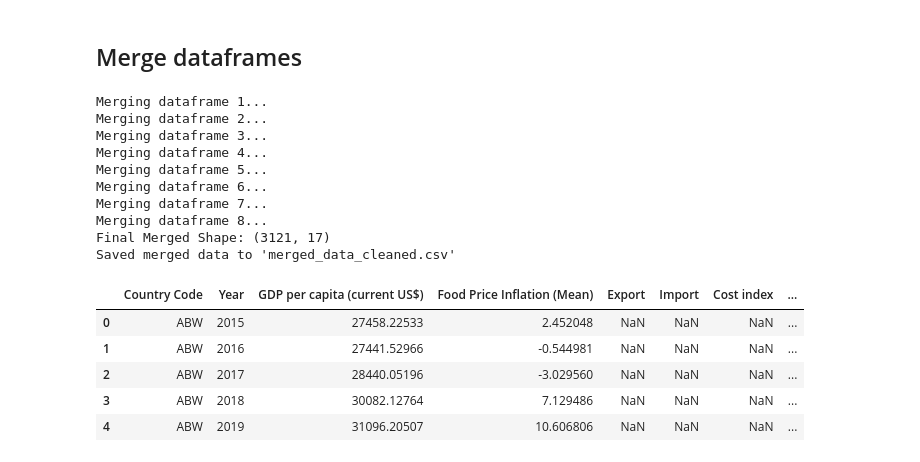
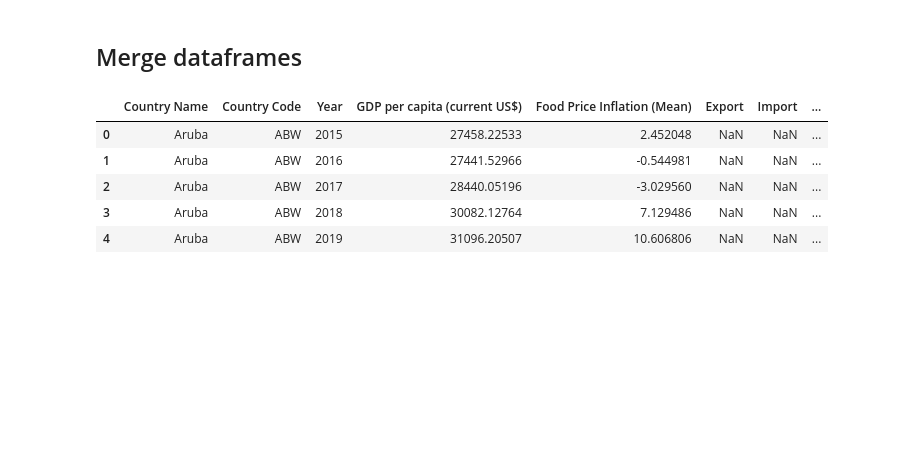
Before and after one commit to YoannAsl/ml-learning-project-1, a Jupyter notebook: cleaning.ipynb, the cells around one changed output. Cells and saved outputs as stored; diff of their text form; code cells hidden in the pictures; blank space fills up the shorter version.

Commit message:
add country name column to merged dataframe

```diff
--- a/cleaning.ipynb
+++ b/cleaning.ipynb
@@ -512,15 +512,13 @@ urban_pop_df
 # %% [markdown]
 ## Merge dataframes
 # %%
-# List of DataFrames to merge.
-# All must have 'Country Code' and 'Year'.
 dfs_to_merge = [
     gdp_df[['Country Code', 'Year', 'GDP per capita (current US$)']],
     food_inflation_df,
     import_export_df,
     cost_of_living_df[['Country Code', 'Year', 'Cost index', 'Purchasing power index']],
     lpi_df[['Country Code', 'Year', 'LPI Score']],
-    politics_df, # Already has indicators as columns
+    politics_df,
     land_df[['Country Code', 'Year', 'Share of Organic Agricultural land (%)']],
     unemployment_df[['Country Code', 'Year', 'Unemployment (% of total labor force)']],
     urban_pop_df[['Country Code', 'Year', 'Urban population (% of total population)']],
@@ -530,53 +528,44 @@ dfs_to_merge = [
 final_df = dfs_to_merge[0].copy()
 
 for i, df_next in enumerate(dfs_to_merge[1:], 1):
-    print(f"Merging dataframe {i}...")
     # Work on an explicit copy to avoid SettingWithCopyWarning
     df_next = df_next.copy()
 
     # Ensure Join Keys are uniform types (use .loc to avoid chained-assignment)
     if 'Year' in final_df.columns:
         final_df.loc[:, 'Year'] = final_df['Year'].astype(int)
     if 'Year' in df_next.columns:
         df_next.loc[:, 'Year'] = df_next['Year'].astype(int)
 
     # Drop rows without Country Code to avoid merging NaNs
     final_df = final_df.dropna(subset=['Country Code'])
     df_next = df_next.dropna(subset=['Country Code'])
 
     # Identify columns to add (exclude keys and metadata like Country Name)
     cols_to_use = ['Country Code', 'Year'] + [
         c for c in df_next.columns
         if c not in ['Country Code', 'Year', 'Country Name', 'Country', 'Country/Region']
     ]
 
     final_df = pd.merge(final_df, df_next[cols_to_use], on=['Country Code', 'Year'], how='outer')
 
-print(f"Final Merged Shape: {final_df.shape}")
-
-# Sort
 final_df = final_df.sort_values(by=['Country Code', 'Year'])
 
-# Save to CSV
+# Add Country Name
+iso3_to_name = unsd_df.set_index('ISO-alpha3 Code')['Country'].to_dict()
+final_df['Country Name'] = final_df['Country Code'].map(iso3_to_name)
+
+# Reorder columns
+cols = ['Country Name', 'Country Code', 'Year'] + [c for c in final_df.columns if c not in ['Country Name', 'Country Code', 'Year']]
+final_df = final_df[cols]
+
 final_df.to_csv('merged_data_cleaned.csv', index=False)
-print("Saved merged data to 'merged_data_cleaned.csv'")
 
-# Display
 final_df.head()
 # %% [output]
-Merging dataframe 1...
-Merging dataframe 2...
-Merging dataframe 3...
-Merging dataframe 4...
-Merging dataframe 5...
-Merging dataframe 6...
-Merging dataframe 7...
-Merging dataframe 8...
-Final Merged Shape: (3121, 17)
-Saved merged data to 'merged_data_cleaned.csv'
-|  | Country Code | Year | GDP per capita (current US$) | Food Price Inflation (Mean) | Export | Import | Cost index | ... |
-| 0 | ABW | 2015 | 27458.22533 | 2.452048 | NaN | NaN | NaN | ... |
-| 1 | ABW | 2016 | 27441.52966 | -0.544981 | NaN | NaN | NaN | ... |
-| 2 | ABW | 2017 | 28440.05196 | -3.029560 | NaN | NaN | NaN | ... |
-| 3 | ABW | 2018 | 30082.12764 | 7.129486 | NaN | NaN | NaN | ... |
-| 4 | ABW | 2019 | 31096.20507 | 10.606806 | NaN | NaN | NaN | ... |
+|  | Country Name | Country Code | Year | GDP per capita (current US$) | Food Price Inflation (Mean) | Export | Import | ... |
+| 0 | Aruba | ABW | 2015 | 27458.22533 | 2.452048 | NaN | NaN | ... |
+| 1 | Aruba | ABW | 2016 | 27441.52966 | -0.544981 | NaN | NaN | ... |
+| 2 | Aruba | ABW | 2017 | 28440.05196 | -3.029560 | NaN | NaN | ... |
+| 3 | Aruba | ABW | 2018 | 30082.12764 | 7.129486 | NaN | NaN | ... |
+| 4 | Aruba | ABW | 2019 | 31096.20507 | 10.606806 | NaN | NaN | ... |
```
Also changed, not shown: 1 other file.
